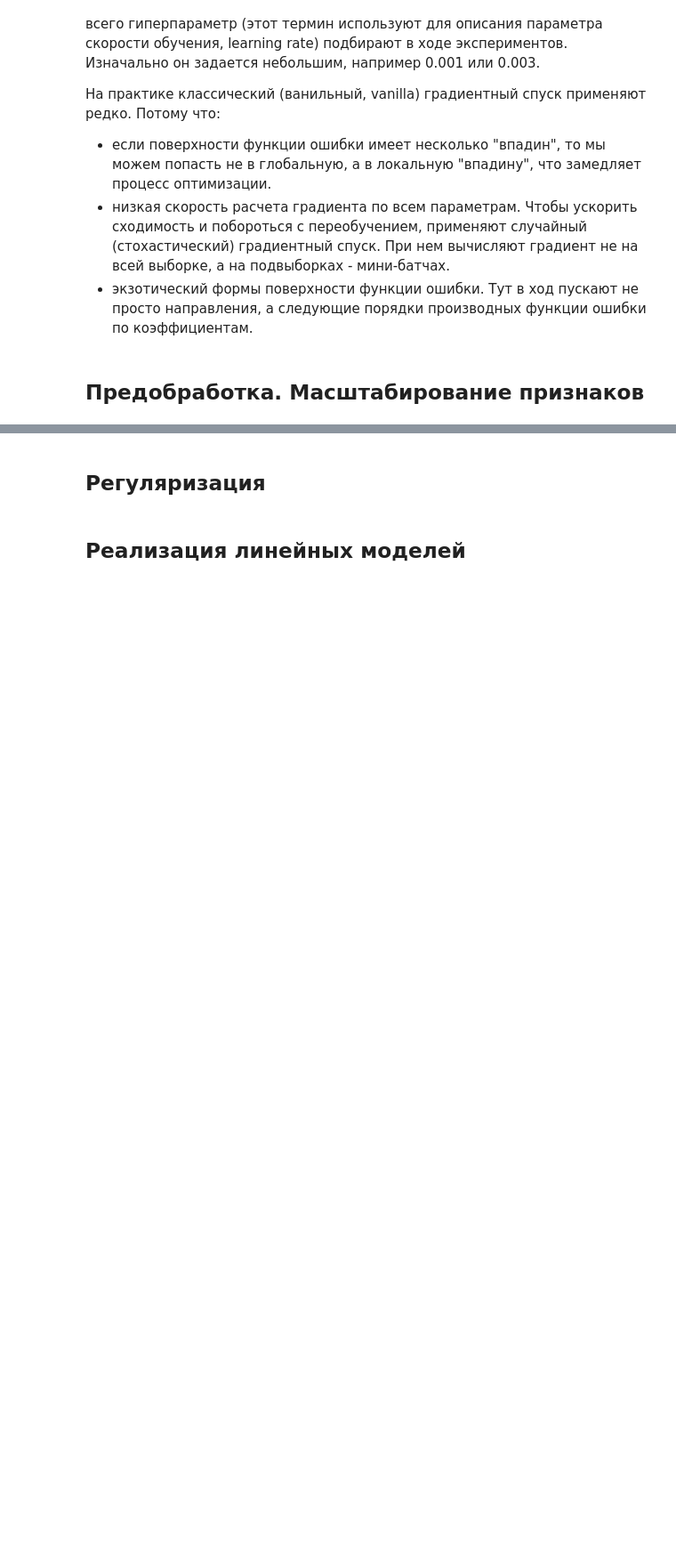
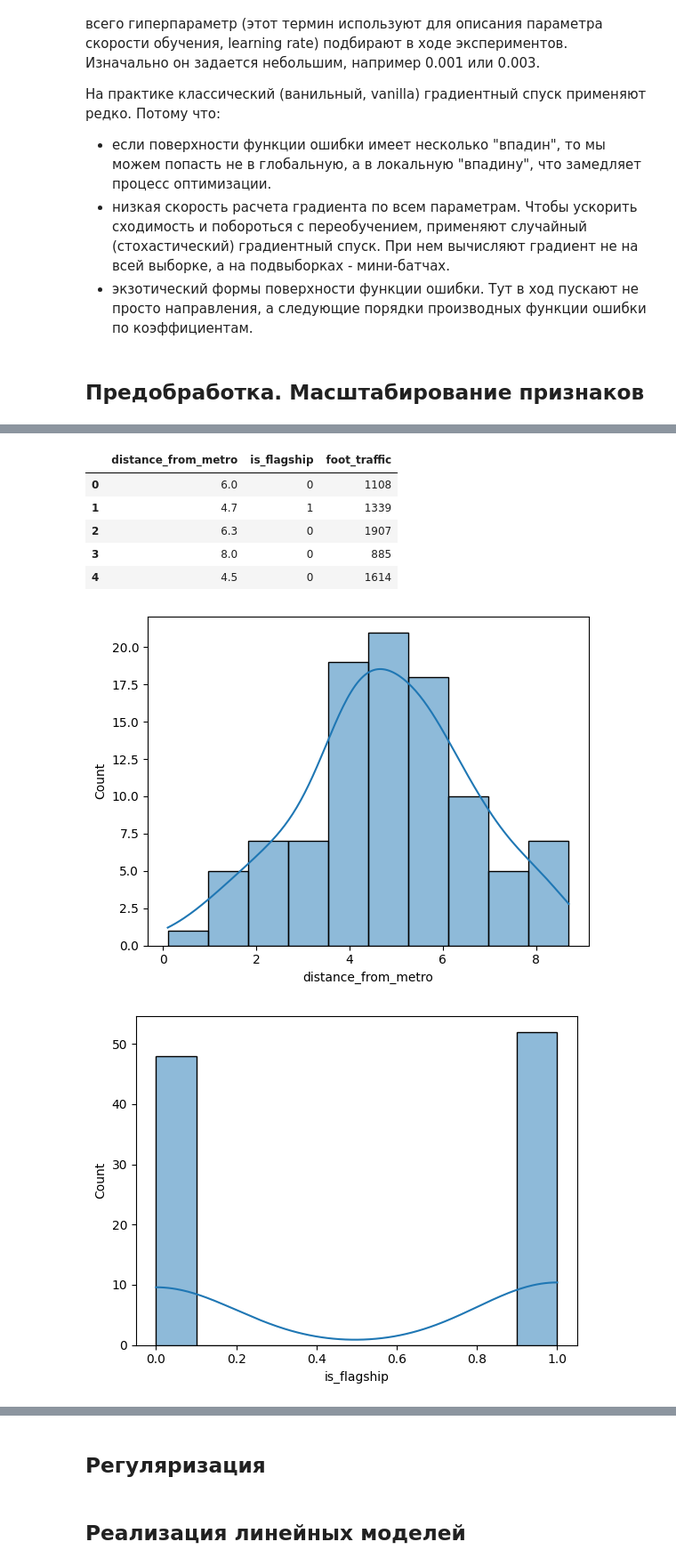
Before and after one commit to gorozhanin-k/ML, a Jupyter notebook: practicum_lectures.ipynb, the cells around one changed output, grey strips where cells are left out. Shown at 89% size. Drawn from its saved outputs; the diff is of its cells as text; code cells hidden in the pictures; blank space fills up the shorter version.

```diff
--- a/practicum_lectures.ipynb
+++ b/practicum_lectures.ipynb
@@ -422,0 +448,51 @@ print(prediction_error)
+# %%
+import pandas as pd
+import numpy as np
+import seaborn as sns
+import matplotlib.pyplot as plt
+
+# Устанавливаем seed для воспроизводимости
+np.random.seed(42)
+
+# Генерация данных
+n = 100
+
+# Удаленность от метро в км [0.1:10]
+# Среднее значение (loc) = 5, стандартное отклонение (scale) = 2
+distance_from_metro = np.random.normal(loc=5, scale=2, size=n)
+# Ограничиваем значения в диапазоне [0.1, 10] и округляем до 1 знака после запятой
+distance_from_metro = np.clip(distance_from_metro, 0.1, 10)
+distance_from_metro = np.round(distance_from_metro, 1)
+
+# Бинарный признак: точка флагманская (1) или передовая (0)
+is_flagship = np.random.randint(0, 2, n)
+
+# Средняя проходимость улицы, человек в день [100:3000]
+# Среднее значение (loc) = 1500, стандартное отклонение (scale) = 500
+foot_traffic = np.random.normal(loc=1500, scale=500, size=n)
+# Ограничиваем значения в диапазоне [100, 3000] и округляем до целых чисел
+foot_traffic = np.clip(foot_traffic, 100, 3000)
+foot_traffic = np.round(foot_traffic).astype(int)
+
+# Создание DataFrame
+df = pd.DataFrame({
+    'distance_from_metro': distance_from_metro,
+    'is_flagship': is_flagship,
+    'foot_traffic': foot_traffic
+})
+
+# Вывод первых 5 строк DataFrame
+display(df.head())
+
+for feature in df.columns:
+    sns.histplot(df[feature], bins=10, kde=True)
+    plt.show()
+# %% [output]
+|  | distance_from_metro | is_flagship | foot_traffic |
+| 0 | 6.0 | 0 | 1108 |
+| 1 | 4.7 | 1 | 1339 |
+| 2 | 6.3 | 0 | 1907 |
+| 3 | 8.0 | 0 | 885 |
+| 4 | 4.5 | 0 | 1614 |
+[figure, added]
+[figure, added]
```
Also changed, not shown: parts of 5 cells of this notebook.
